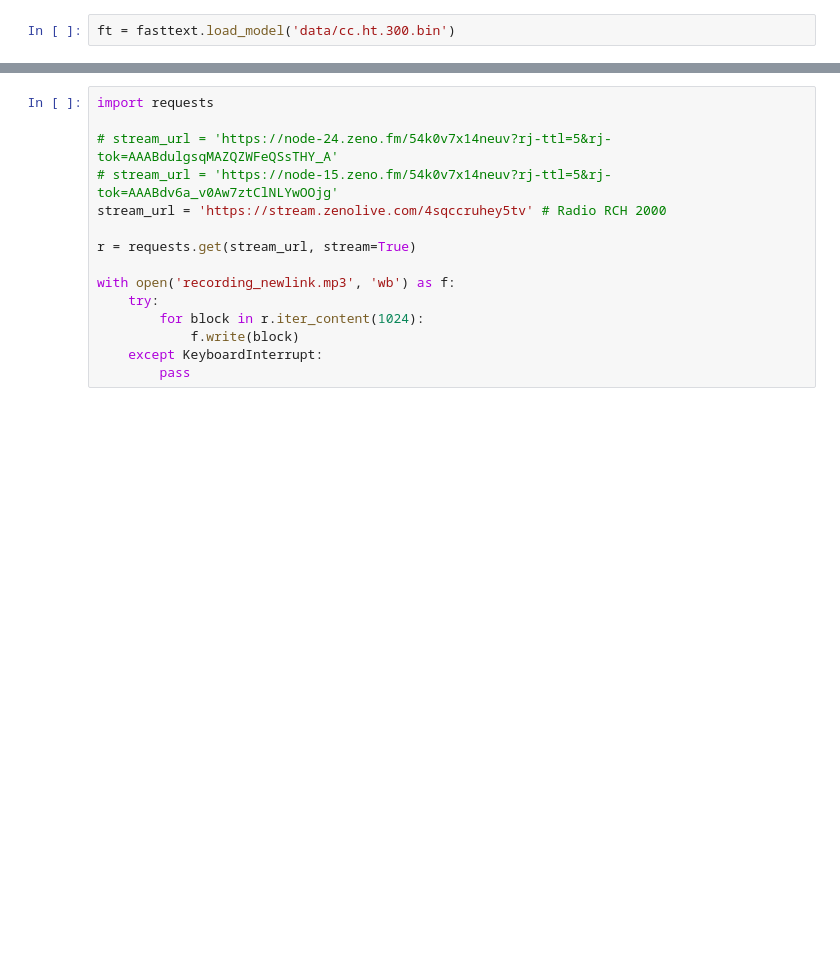
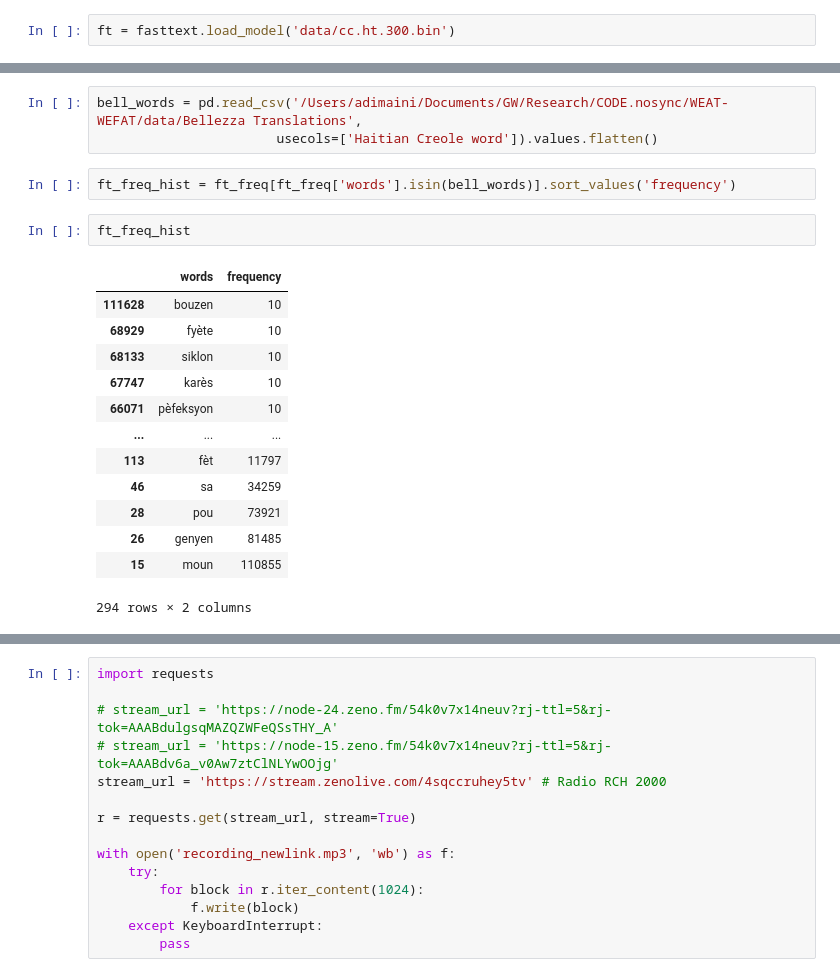
Before and after one commit to adimaini/WEAT-WEFAT, a Jupyter notebook: fasttext haitian creole.ipynb, the cells around one changed output, grey strips where cells are left out. Cells and saved outputs as stored; diff of their text form; blank space fills up the shorter version.

```diff
--- a/fasttext haitian creole.ipynb
+++ b/fasttext haitian creole.ipynb
@@ -30,0 +30,21 @@ ParserError: Error tokenizing data. C error: EOF inside string starting at row 4
+# %%
+bell_words = pd.read_csv('/Users/adimaini/Documents/GW/Research/CODE.nosync/WEAT-WEFAT/data/Bellezza Translations',
+                       usecols=['Haitian Creole word']).values.flatten()
+# %%
+ft_freq_hist = ft_freq[ft_freq['words'].isin(bell_words)].sort_values('frequency')
+# %%
+ft_freq_hist
+# %% [output]
+|  | words | frequency |
+| 111628 | bouzen | 10 |
+| 68929 | fyète | 10 |
+| 68133 | siklon | 10 |
+| 67747 | karès | 10 |
+| 66071 | pèfeksyon | 10 |
+| ... | ... | ... |
+| 113 | fèt | 11797 |
+| 46 | sa | 34259 |
+| 28 | pou | 73921 |
+| 26 | genyen | 81485 |
+| 15 | moun | 110855 |
+294 rows × 2 columns
```
Also changed, not shown: parts of 13 cells of this notebook, 2 other files.
